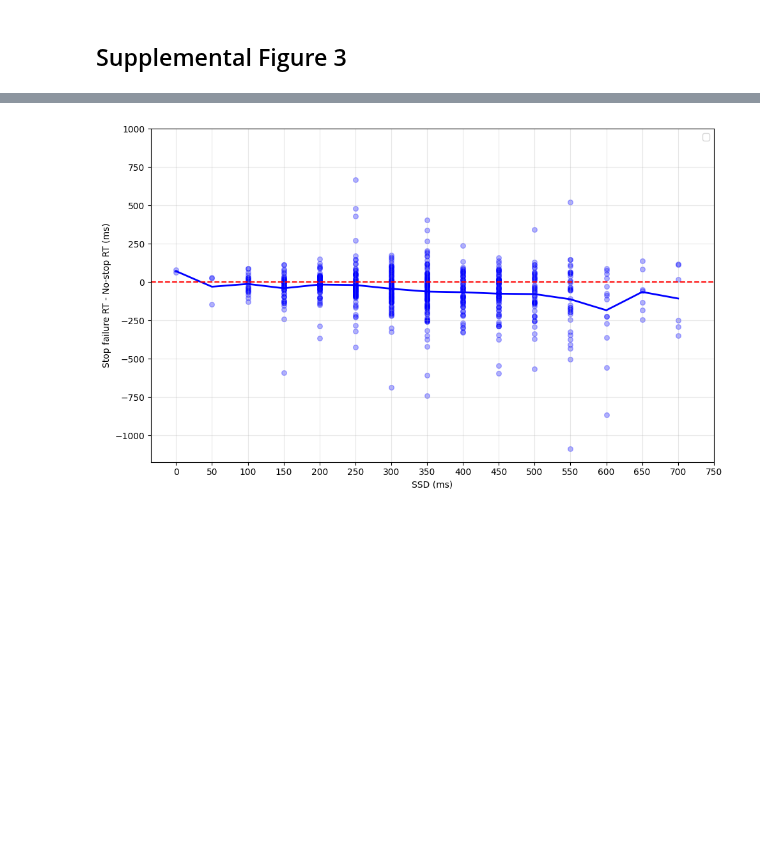
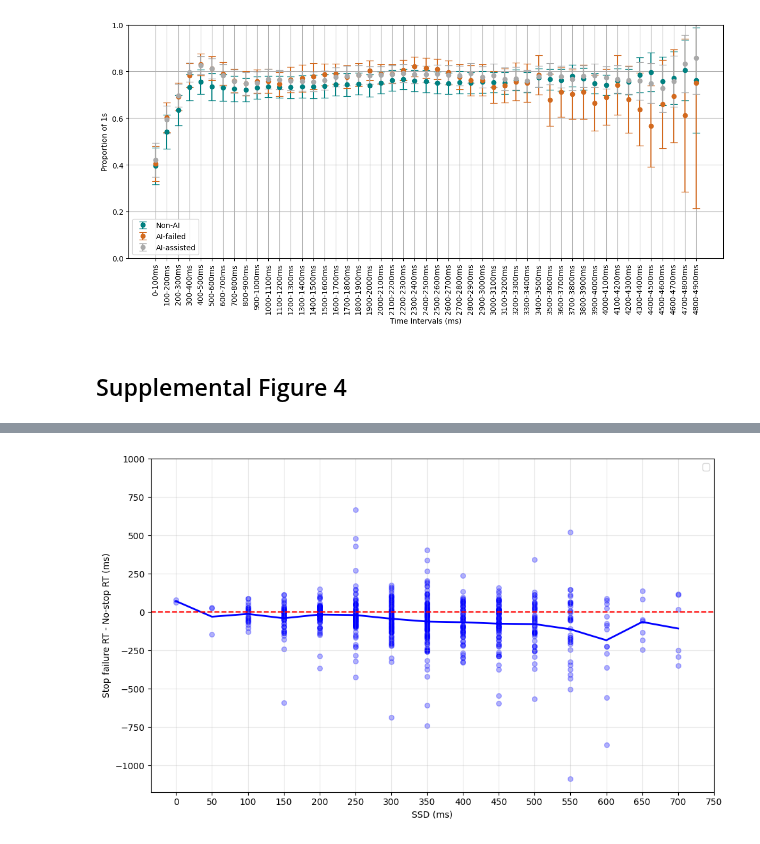
Before and after one commit to kriti-ach/SharedControlPaper, a Jupyter notebook: notebooks/08_generate_supplemental_figures.ipynb, the cells around one changed output, grey strips where cells are left out. Saved outputs shown, nothing was run; the diff lists cells and outputs as text; code cells hidden in the pictures; blank space fills up the shorter version.

```diff
--- a/notebooks/08_generate_supplemental_figures.ipynb
+++ b/notebooks/08_generate_supplemental_figures.ipynb
@@ -120,5 +126,64 @@ Q7: More vehicles, software, and appliances should make use of AI.
+# %%
+# Calculate confidence intervals for each condition and time interval
+time_intervals = non_ai_proportion_ones.columns
+
+non_ai_cis = []
+for col in time_intervals:
+    lower, upper = calculate_confidence_interval(non_ai_proportion_ones[col])
+    non_ai_cis.append((lower, upper))
+
+
+ai_disengaged_cis = []
+for col in time_intervals:
+    lower, upper = calculate_confidence_interval(ai_disengaged_proportion_ones[col])
+    ai_disengaged_cis.append((lower, upper))
+
+
+ai_engaged_cis = []
+for col in time_intervals:
+    lower, upper = calculate_confidence_interval(ai_engaged_proportion_ones[col])
+    ai_engaged_cis.append((lower, upper))
+
+#Create arrays of lower and upper bounds of the CI
+non_ai_lower = np.array([ci[0] for ci in non_ai_cis])
+non_ai_upper = np.array([ci[1] for ci in non_ai_cis])
+
+ai_disengaged_lower = np.array([ci[0] for ci in ai_disengaged_cis])
+ai_disengaged_upper = np.array([ci[1] for ci in ai_disengaged_cis])
+
+ai_engaged_lower = np.array([ci[0] for ci in ai_engaged_cis])
+ai_engaged_upper = np.array([ci[1] for ci in ai_engaged_cis])
+
+# Create the plot with confidence intervals
+plt.figure(figsize=(12, 6))
+
+plt.errorbar(x=time_intervals, y=non_ai_proportion_ones.loc['mean across all subjects'],
+             yerr=[non_ai_proportion_ones.loc['mean across all subjects'] - non_ai_lower, non_ai_upper - non_ai_proportion_ones.loc['mean across all subjects']],
+             label='Non-AI', color='teal', marker='o', capsize=5, fmt='o')
+
+
+plt.errorbar(x=time_intervals, y=ai_disengaged_proportion_ones.loc['mean across all subjects'],
+             yerr=[ai_disengaged_proportion_ones.loc['mean across all subjects'] - ai_disengaged_lower, ai_disengaged_upper - ai_disengaged_proportion_ones.loc['mean across all subjects']],
+             label='AI-failed', color='chocolate', marker='o', capsize=5, fmt='o')
+
+
+plt.errorbar(x=time_intervals, y=ai_engaged_proportion_ones.loc['mean across all subjects'],
+             yerr=[ai_engaged_proportion_ones.loc['mean across all subjects'] - ai_engaged_lower, ai_engaged_upper - ai_engaged_proportion_ones.loc['mean across all subjects']],
+             label='AI-assisted', color='darkgray', marker='o', capsize=5, fmt='o')
+
+plt.xlabel('Time Intervals (ms)')
+plt.ylabel("Proportion of 1s")
+plt.xticks(rotation=90)
+plt.ylim(0, 1)
+plt.legend()
+plt.grid()
+plt.tight_layout()
+plt.savefig(f'{parent_directory}/figures/figureS3.png', dpi=300)
+plt.show()
+# %% [output]
+[figure, added]
 # %% [markdown]
-## Supplemental Figure 3
+## Supplemental Figure 4
 # %%
 # List of survey question column names
 question_list = [
```
Also changed, not shown: parts of 18 cells of this notebook, 58 other files.
